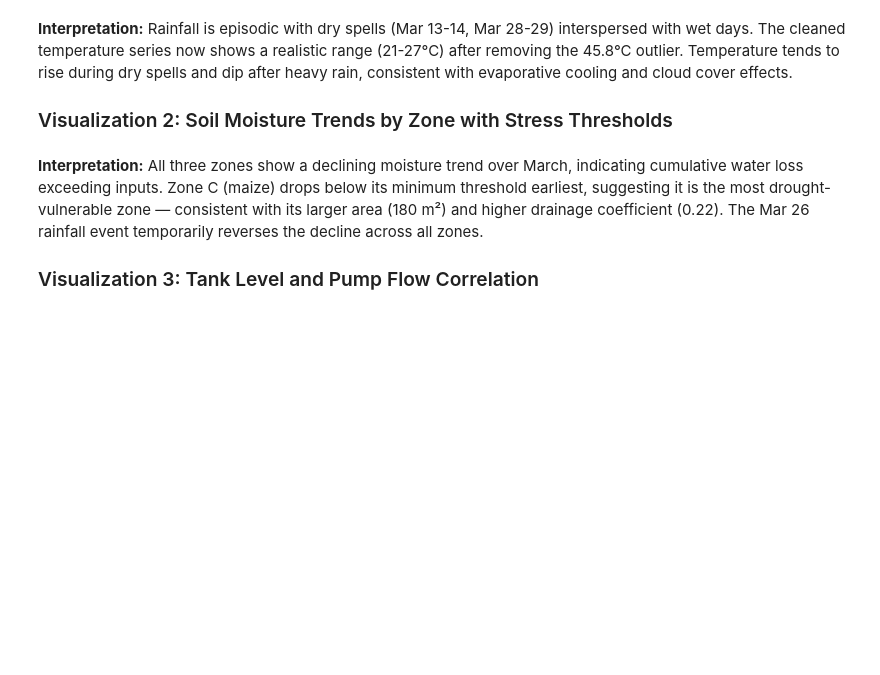
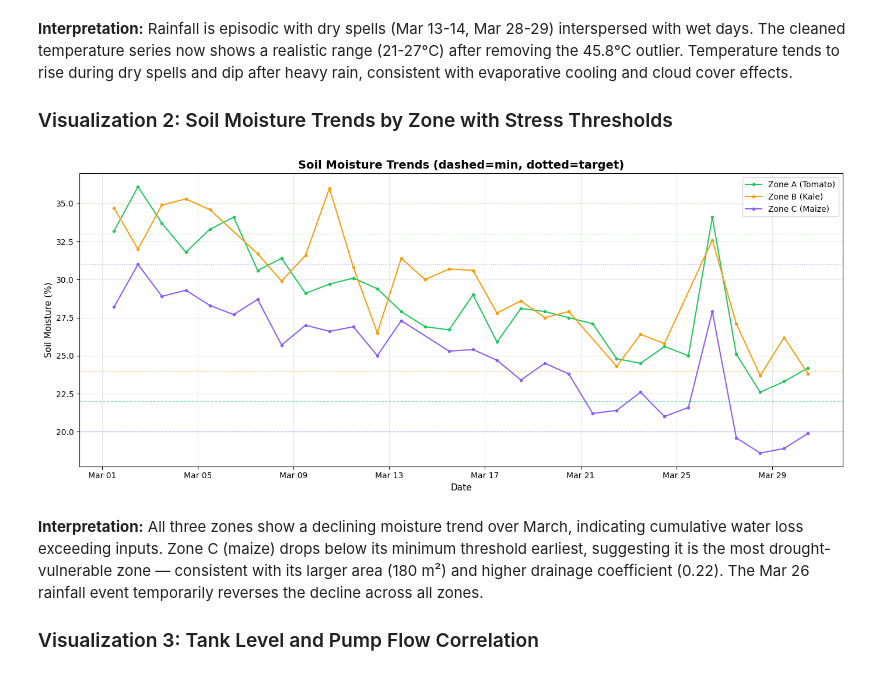
Before and after one commit to trivium-trio/HydroSense-Kenya, a Jupyter notebook: notebooks/Level_4_Data_Analysis_and_Visualization.ipynb, the cells around one changed output. Drawn from its saved outputs; the diff is of its cells as text; code cells hidden in the pictures; blank space fills up the shorter version.

```diff
--- a/notebooks/Level_4_Data_Analysis_and_Visualization.ipynb
+++ b/notebooks/Level_4_Data_Analysis_and_Visualization.ipynb
@@ -102,28 +139,30 @@ plt.show()
 # %%
 fig, ax = plt.subplots(figsize=(14, 6))
 colors = {'Zone_A': '#22c55e', 'Zone_B': '#f59e0b', 'Zone_C': '#8b5cf6'}
 labels = {'Zone_A': 'Zone A (Tomato)', 'Zone_B': 'Zone B (Kale)', 'Zone_C': 'Zone C (Maize)'}
 
 for zone_id in ['Zone_A', 'Zone_B', 'Zone_C']:
-    zd = soil_clean[soil_clean['zone_id'] == zone_id]
-    zp = params[params['zone_id'] == zone_id].iloc[0]
+    zd = cleaned_soil_df[cleaned_soil_df['zone_id'] == zone_id]
+    zp = cleaned_crop_df[cleaned_crop_df['zone_id'] == zone_id].iloc[0]
     ax.plot(zd['timestamp'], zd['soil_moisture_pct'], 'o-', markersize=3,
             linewidth=1.5, color=colors[zone_id], label=labels[zone_id])
     ax.axhline(zp['min_moisture_pct'], linestyle='--', color=colors[zone_id],
                alpha=0.5, linewidth=0.9)
     ax.axhline(zp['target_moisture_pct'], linestyle=':', color=colors[zone_id],
                alpha=0.4, linewidth=0.9)
 
 ax.set_ylabel('Soil Moisture (%)', fontsize=11)
 ax.set_xlabel('Date', fontsize=11)
 ax.set_title('Soil Moisture Trends (dashed=min, dotted=target)',
              fontsize=14, fontweight='bold')
 ax.legend(fontsize=10)
 ax.grid(alpha=0.3)
 ax.xaxis.set_major_formatter(mdates.DateFormatter('%b %d'))
 plt.tight_layout()
 plt.savefig('../reports/level4_viz2_soil_moisture.png', dpi=150, bbox_inches='tight')
 plt.show()
+# %% [output]
+[figure, added]
 # %% [markdown]
 **Interpretation:** All three zones show a declining moisture trend over March, indicating cumulative water loss exceeding inputs. Zone C (maize) drops below its minimum threshold earliest, suggesting it is the most drought-vulnerable zone — consistent with its larger area (180 m²) and higher drainage coefficient (0.22). The Mar 26 rainfall event temporarily reverses the decline across all zones.
 
```
Also changed, not shown: parts of 14 cells of this notebook, 3 other files.
